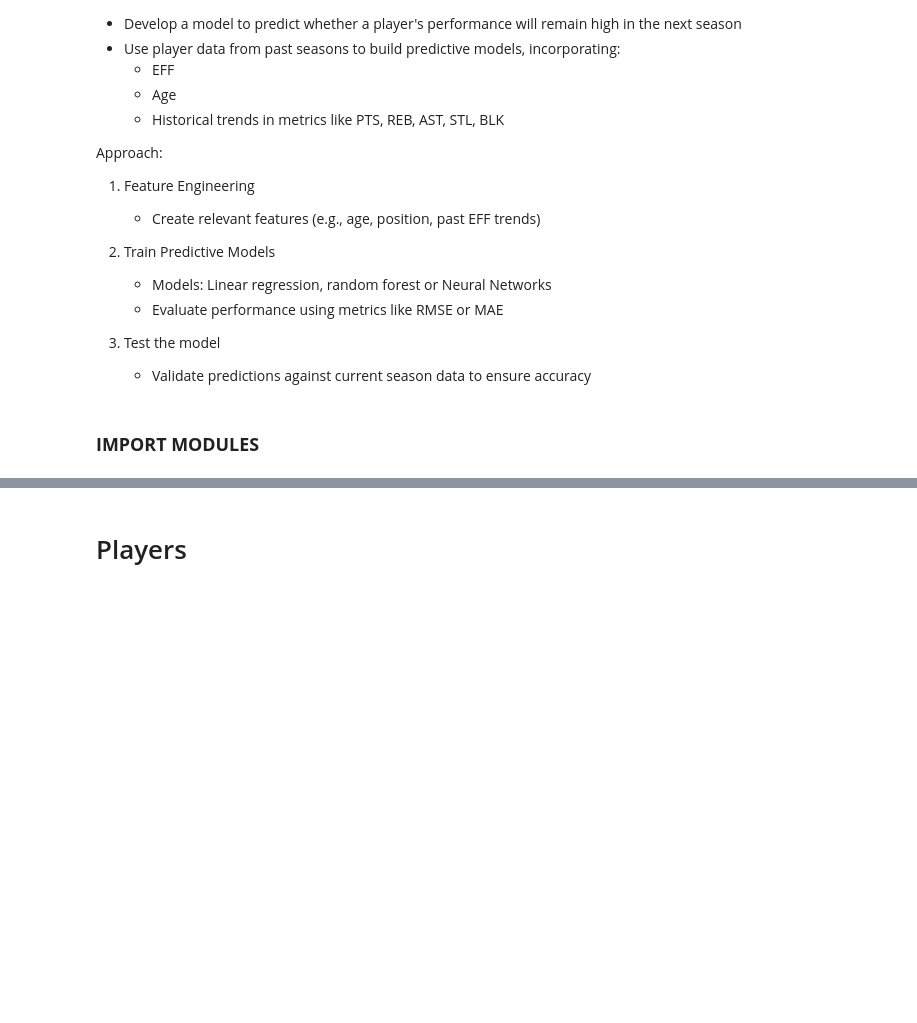
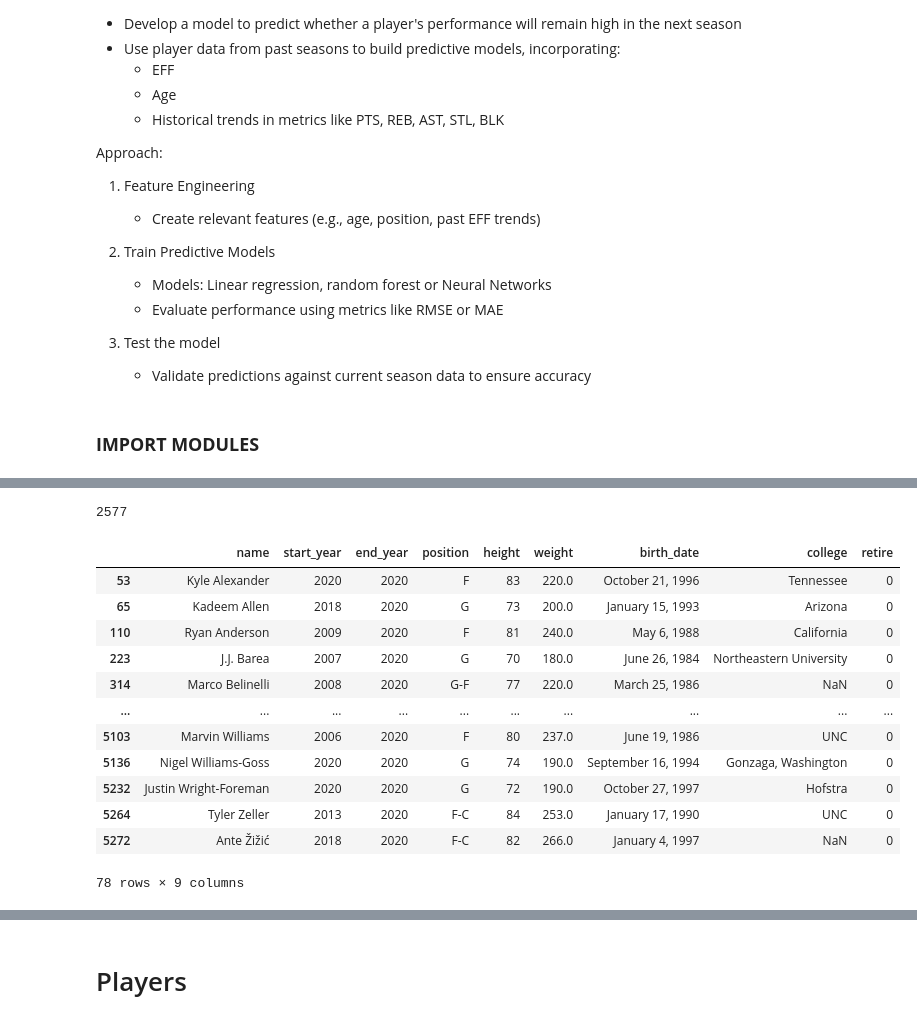
Before and after one commit to chocoCaro/Intro_DS, a Jupyter notebook: [data4life]_final.ipynb, the cells around one changed output, grey strips where cells are left out. Saved outputs shown, nothing was run; the diff lists cells and outputs as text; code cells hidden in the pictures; blank space fills up the shorter version.

```diff
--- a/[data4life]_final.ipynb
+++ b/[data4life]_final.ipynb
@@ -99,0 +137,20 @@ import seaborn as sns
+# %%
+len(nba_roster)
+# %% [output]
+2577
+# %%
+nba_players[nba_players['end_year'] == 2020]
+# %% [output]
+|  | name | start_year | end_year | position | height | weight | birth_date | college | retire |
+| 53 | Kyle Alexander | 2020 | 2020 | F | 83 | 220.0 | October 21, 1996 | Tennessee | 0 |
+| 65 | Kadeem Allen | 2018 | 2020 | G | 73 | 200.0 | January 15, 1993 | Arizona | 0 |
+| 110 | Ryan Anderson | 2009 | 2020 | F | 81 | 240.0 | May 6, 1988 | California | 0 |
+| 223 | J.J. Barea | 2007 | 2020 | G | 70 | 180.0 | June 26, 1984 | Northeastern University | 0 |
+| 314 | Marco Belinelli | 2008 | 2020 | G-F | 77 | 220.0 | March 25, 1986 | NaN | 0 |
+| ... | ... | ... | ... | ... | ... | ... | ... | ... | ... |
+| 5103 | Marvin Williams | 2006 | 2020 | F | 80 | 237.0 | June 19, 1986 | UNC | 0 |
+| 5136 | Nigel Williams-Goss | 2020 | 2020 | G | 74 | 190.0 | September 16, 1994 | Gonzaga, Washington | 0 |
+| 5232 | Justin Wright-Foreman | 2020 | 2020 | G | 72 | 190.0 | October 27, 1997 | Hofstra | 0 |
+| 5264 | Tyler Zeller | 2013 | 2020 | F-C | 84 | 253.0 | January 17, 1990 | UNC | 0 |
+| 5272 | Ante Žižić | 2018 | 2020 | F-C | 82 | 266.0 | January 4, 1997 | NaN | 0 |
+78 rows × 9 columns
```
Also changed, not shown: parts of 14 cells of this notebook, 6 other files.
